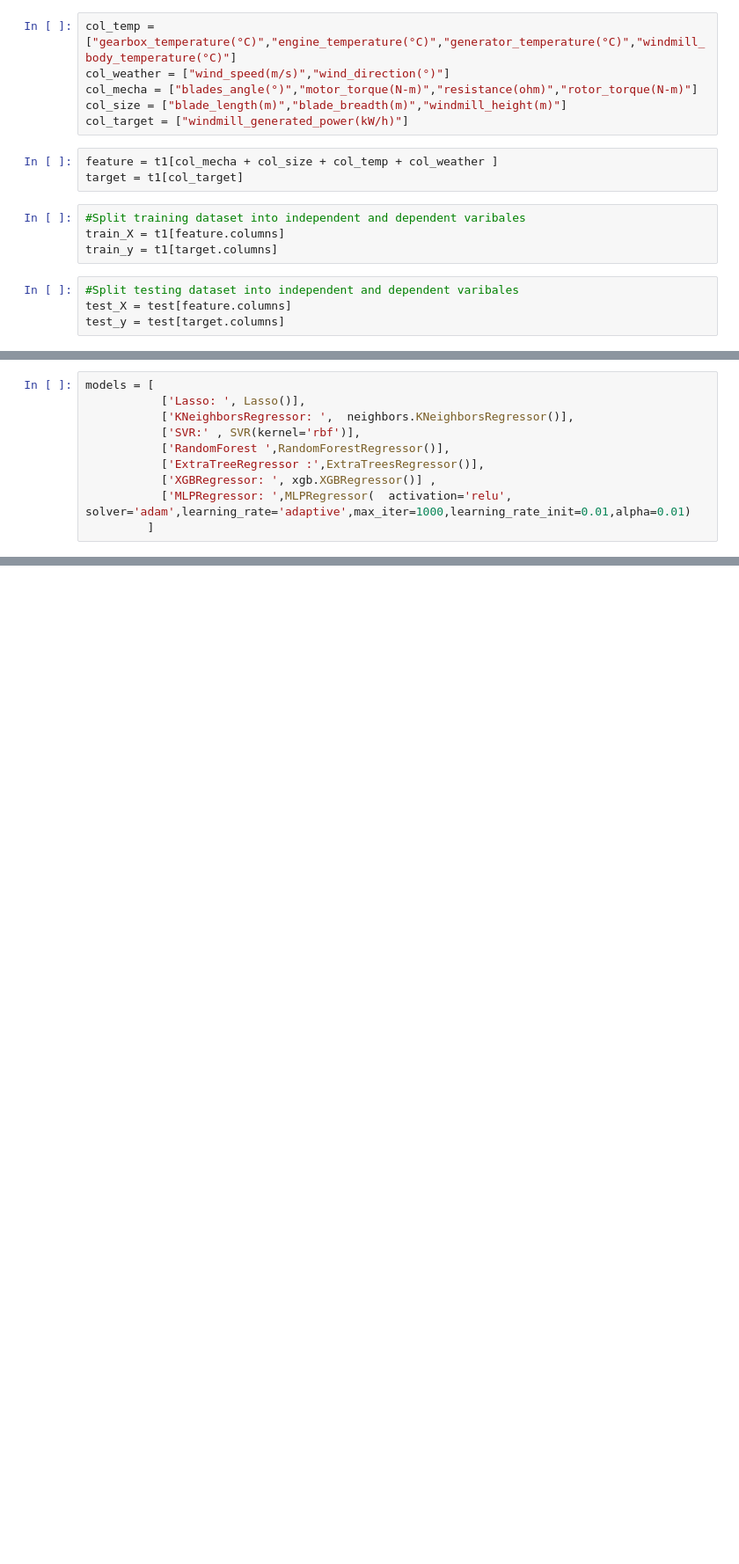
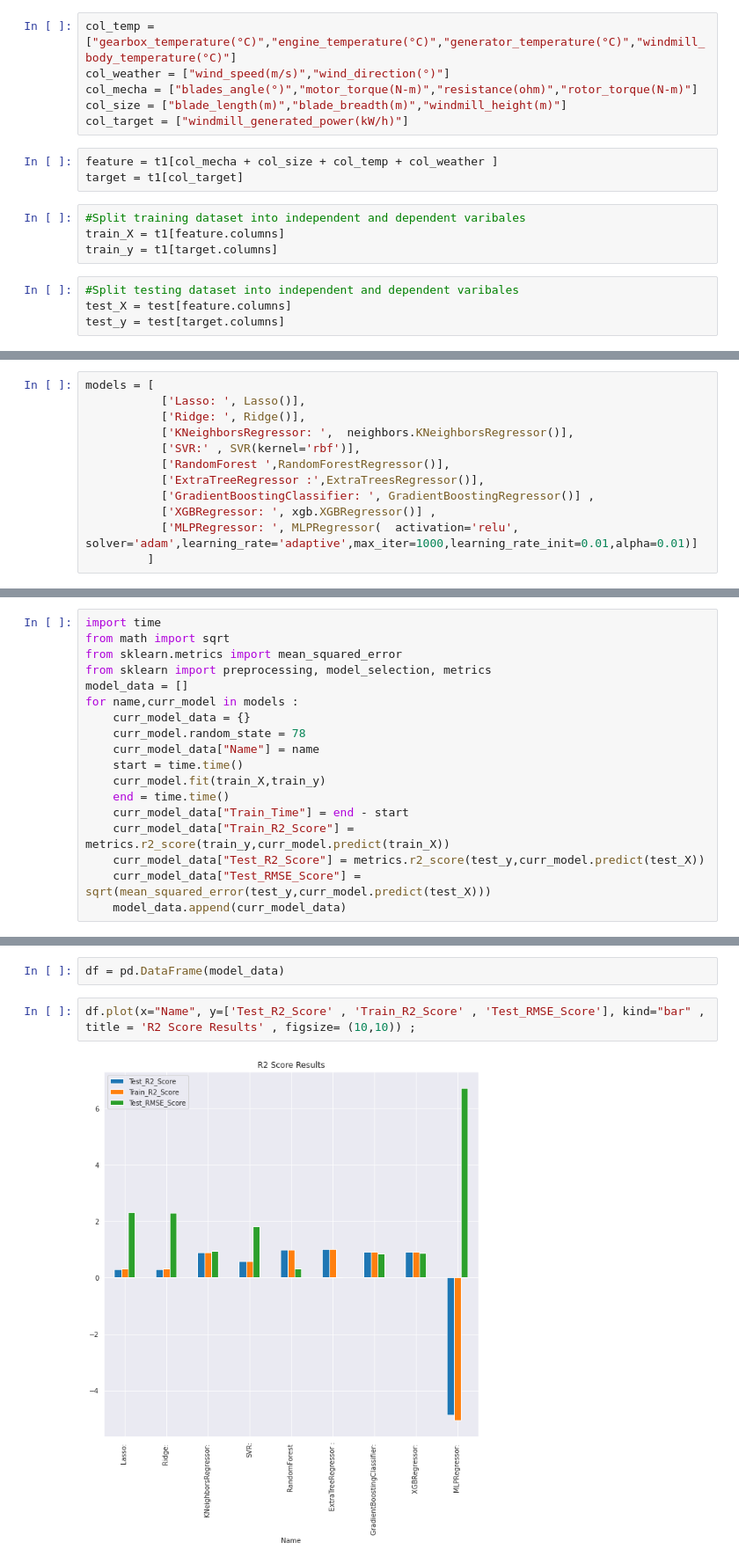
Before and after one commit to TarekAzzouni/Windmill_energy_prediction, a Jupyter notebook: Final_project.ipynb, the cells around one changed output, grey strips where cells are left out. Shown at 88% size. Saved outputs shown, nothing was run; the diff lists cells and outputs as text; blank space fills up the shorter version.

```diff
--- a/Final_project.ipynb
+++ b/Final_project.ipynb
@@ -262,10 +255,12 @@ from sklearn.svm import SVR
 # %%
 models = [
            ['Lasso: ', Lasso()],
+           ['Ridge: ', Ridge()],
            ['KNeighborsRegressor: ',  neighbors.KNeighborsRegressor()],
            ['SVR:' , SVR(kernel='rbf')],
            ['RandomForest ',RandomForestRegressor()],
            ['ExtraTreeRegressor :',ExtraTreesRegressor()],
+           ['GradientBoostingClassifier: ', GradientBoostingRegressor()] ,
            ['XGBRegressor: ', xgb.XGBRegressor()] ,
-           ['MLPRegressor: ',MLPRegressor(  activation='relu', solver='adam',learning_rate='adaptive',max_iter=1000,learning_rate_init=0.01,alpha=0.01)
+           ['MLPRegressor: ', MLPRegressor(  activation='relu', solver='adam',learning_rate='adaptive',max_iter=1000,learning_rate_init=0.01,alpha=0.01)]
          ]
@@ -273,0 +267,18 @@ SyntaxError: ignored
+# %%
+import time
+from math import sqrt
+from sklearn.metrics import mean_squared_error
+from sklearn import preprocessing, model_selection, metrics
+model_data = []
+for name,curr_model in models :
+    curr_model_data = {}
+    curr_model.random_state = 78
+    curr_model_data["Name"] = name
+    start = time.time()
+    curr_model.fit(train_X,train_y)
+    end = time.time()
+    curr_model_data["Train_Time"] = end - start
+    curr_model_data["Train_R2_Score"] = metrics.r2_score(train_y,curr_model.predict(train_X))
+    curr_model_data["Test_R2_Score"] = metrics.r2_score(test_y,curr_model.predict(test_X))
+    curr_model_data["Test_RMSE_Score"] = sqrt(mean_squared_error(test_y,curr_model.predict(test_X)))
+    model_data.append(curr_model_data)
@@ -273,0 +307,6 @@ SyntaxError: ignored
+# %%
+df = pd.DataFrame(model_data)
+# %%
+df.plot(x="Name", y=['Test_R2_Score' , 'Train_R2_Score' , 'Test_RMSE_Score'], kind="bar" , title = 'R2 Score Results' , figsize= (10,10)) ;
+# %% [output]
+[figure, added]
```
Also changed, not shown: parts of 26 cells of this notebook.
